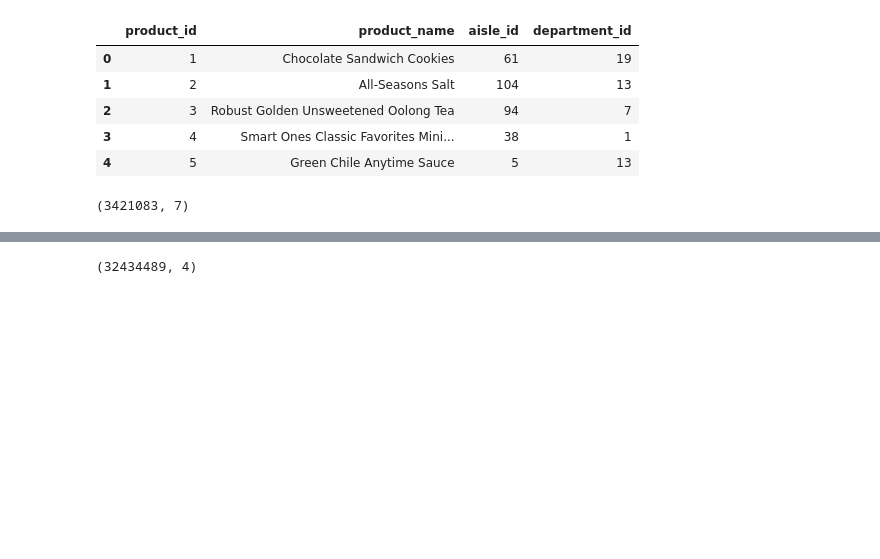
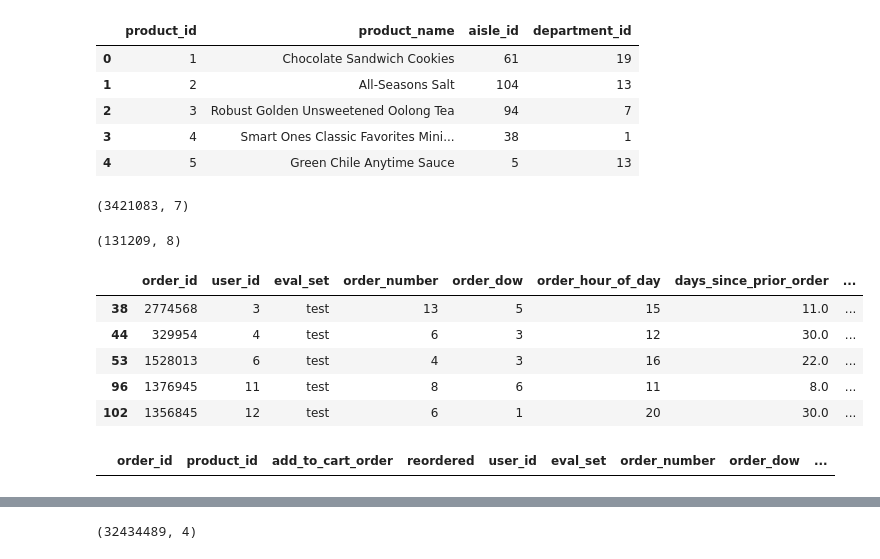
Before and after one commit to Wafic/instacart-kaggle-competition, a Jupyter notebook: explore_instacart_data.ipynb, the cells around one changed output, grey strips where cells are left out. Cells and saved outputs as stored; diff of their text form; code cells hidden in the pictures; blank space fills up the shorter version.

```diff
--- a/explore_instacart_data.ipynb
+++ b/explore_instacart_data.ipynb
@@ -38,0 +41,19 @@ print(orders.shape)
+# %%
+train_eval.shape
+# %% [output]
+(131209, 8)
+# %%
+test_eval = orders[orders.eval_set=='test']
+# %%
+test_eval.head()
+# %% [output]
+|  | order_id | user_id | eval_set | order_number | order_dow | order_hour_of_day | days_since_prior_order | ... |
+| 38 | 2774568 | 3 | test | 13 | 5 | 15 | 11.0 | ... |
+| 44 | 329954 | 4 | test | 6 | 3 | 12 | 30.0 | ... |
+| 53 | 1528013 | 6 | test | 4 | 3 | 16 | 22.0 | ... |
+| 96 | 1376945 | 11 | test | 8 | 6 | 11 | 8.0 | ... |
+| 102 | 1356845 | 12 | test | 6 | 1 | 20 | 30.0 | ... |
+# %%
+orders_products_train.merge(test_eval, on='order_id').head()
+# %% [output]
+|  | order_id | product_id | add_to_cart_order | reordered | user_id | eval_set | order_number | order_dow | ... |
```
Also changed, not shown: parts of 10 cells of this notebook.
